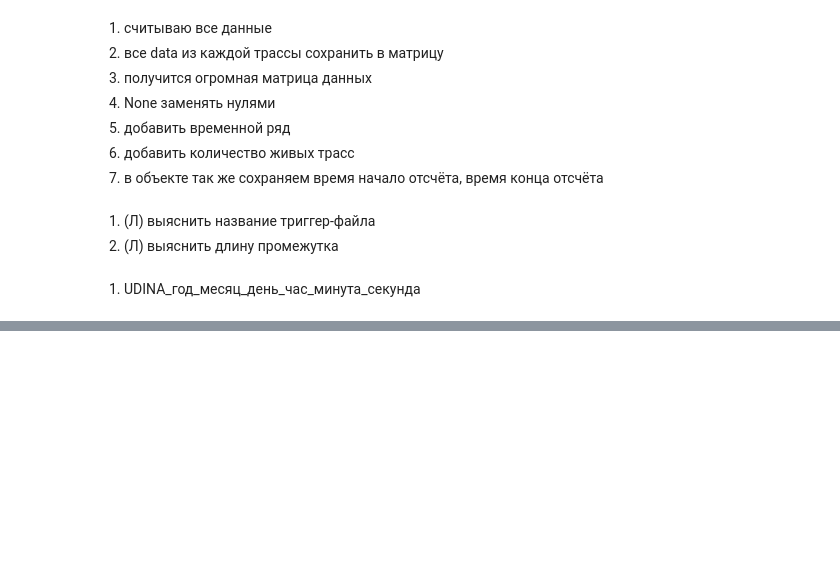
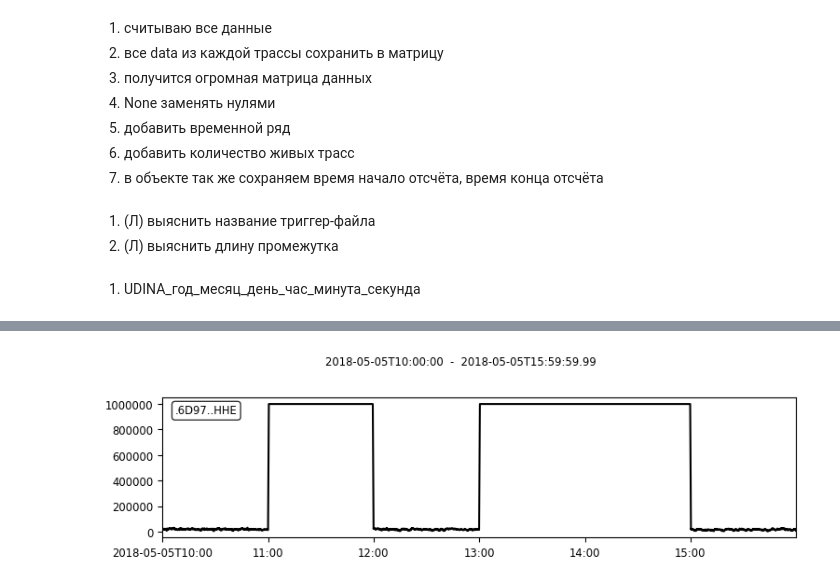
Before and after one commit to asergeev95/obspy_data_processing, a Jupyter notebook: OBSPY/data_stitching.ipynb, the cells around one changed output, grey strips where cells are left out. Drawn from its saved outputs; the diff is of its cells as text; code cells hidden in the pictures; blank space fills up the shorter version.

```diff
--- a/OBSPY/data_stitching.ipynb
+++ b/OBSPY/data_stitching.ipynb
@@ -143,0 +238,2 @@ first_station_data[0].data[900000]
+# %%
+trace1 = first_station_data[0]
@@ -143,0 +297,4 @@ first_station_data[0].data[900000]
+# %%
+trace1.plot()
+# %% [output]
+[figure, added]
```
Also changed, not shown: parts of 39 cells of this notebook, 6 other files.
